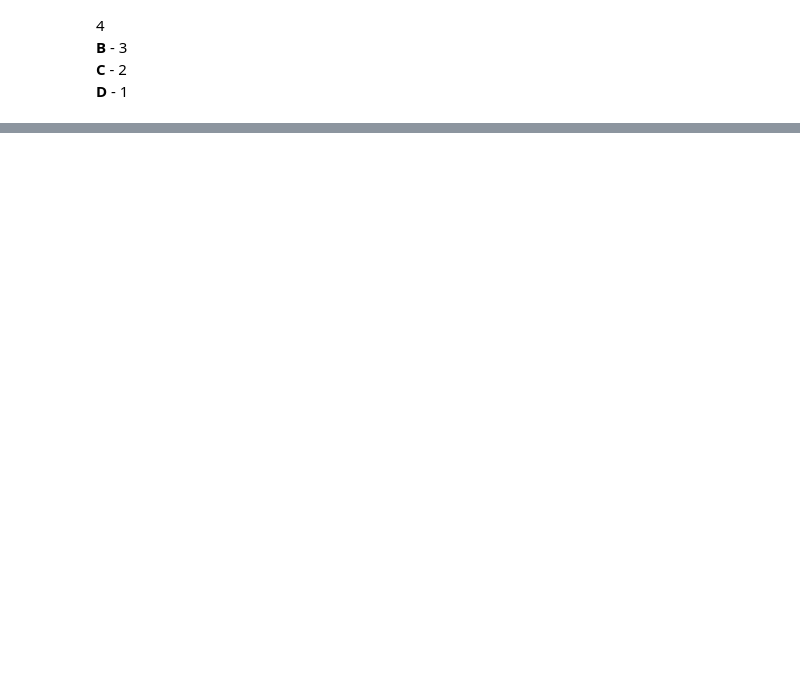
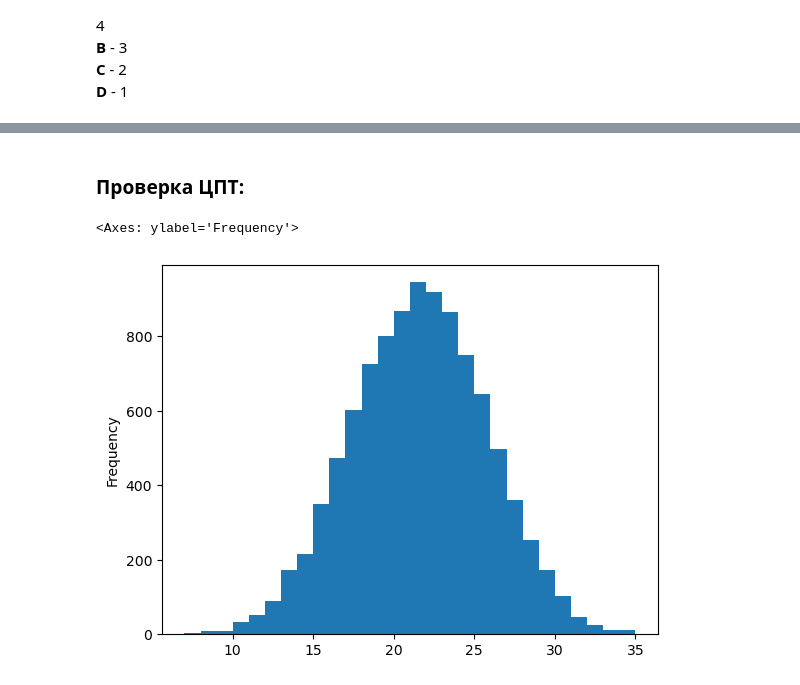
Before and after one commit to LiquidVac/My_study, a Jupyter notebook: STEPIK Basics of Statistics/Основы статистики. Неделя 1.ipynb, the cells around one changed output, grey strips where cells are left out. Saved outputs shown, nothing was run; the diff lists cells and outputs as text; code cells hidden in the pictures; blank space fills up the shorter version.

```diff
--- a/STEPIK Basics of Statistics/Основы статистики. Неделя 1.ipynb
+++ b/STEPIK Basics of Statistics/Основы статистики. Неделя 1.ipynb
@@ -280,0 +427,27 @@ plt.show()
+# %% [markdown]
+### Проверка ЦПТ:
+# %%
+import numpy as np
+import pandas as pd
+import matplotlib.pyplot as plt
+import math
+
+# Формирование ГС
+# значения игральной кости
+dice = [1, 2, 3, 4, 5, 6]
+# количество бросков кости
+count = 6
+# размер ГС
+# sp - Statistical population - генеральная совокупность
+sp_size = 10000
+sp = pd.Series(dtype=np.int64, index=range(sp_size))
+for i in range(sp_size):
+    value = 0
+    for _ in range(count):
+        value += np.random.choice(dice)
+    sp[i] = value
+
+sp.plot.hist(bins=28)
+# %% [output]
+<Axes: ylabel='Frequency'>
+[figure, added]
```
Also changed, not shown: parts of 44 cells of this notebook.
